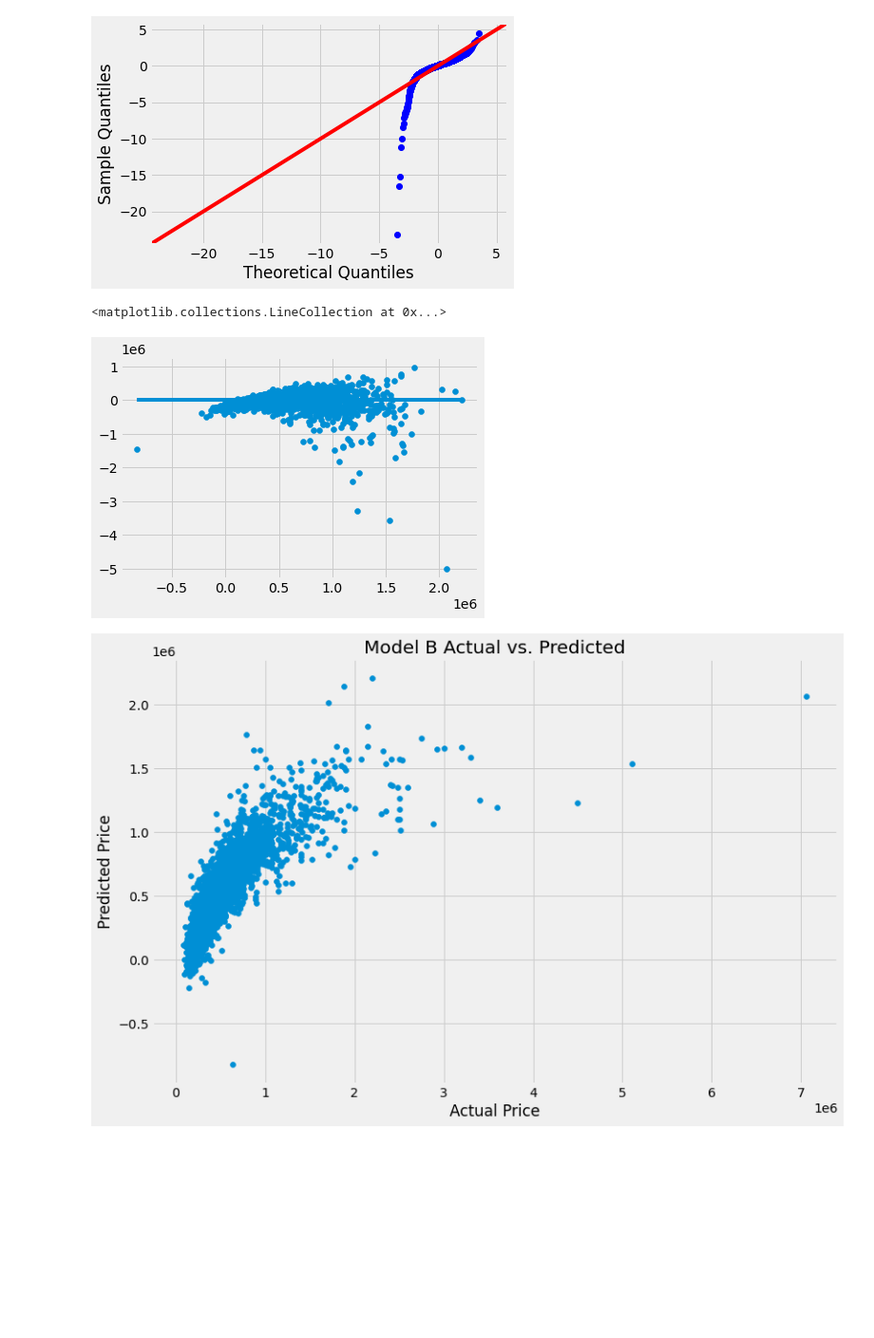
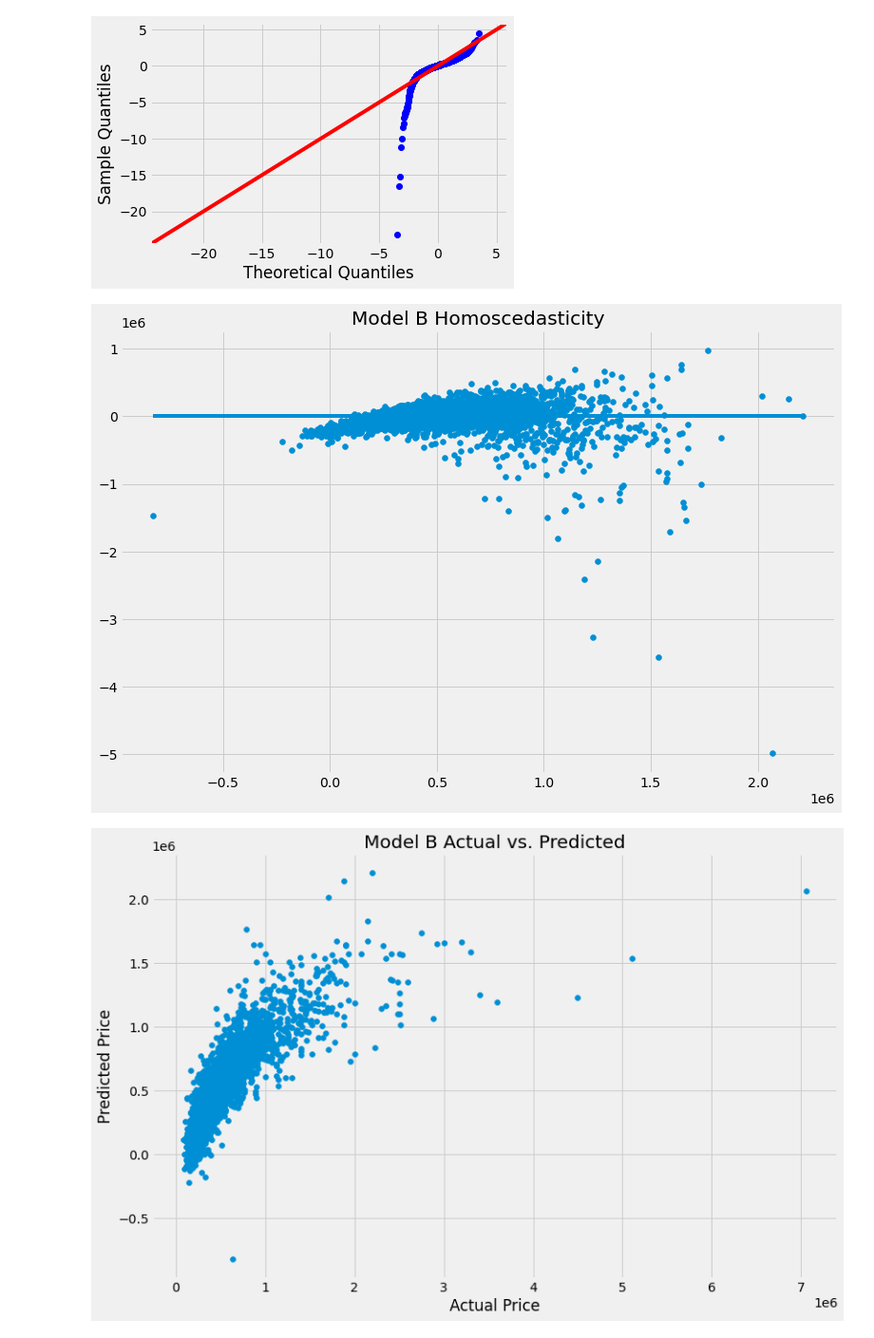
Before and after one commit to jmg0144/Housing-Linear-Regression-Analysis, a Jupyter notebook: home-sales-analysis.ipynb, the cells around one changed output. Shown at 95% size. Saved outputs shown, nothing was run; the diff lists cells and outputs as text; code cells hidden in the pictures; blank space fills up the shorter version.

```diff
--- a/home-sales-analysis.ipynb
+++ b/home-sales-analysis.ipynb
@@ -614,13 +584,10 @@ plt.title('Model B Price Distribution');
 fig = sm.graphics.qqplot(resid_b, dist=stats.norm, line='45',fit=True)
 # %% [output]
 [figure]
-# %%
-#Create scatter plot to check for homoscedasticity.
-plt.scatter(y_test_pred_b, resid_b)
-plt.hlines(y=0, xmin=y_test_pred_b.min(), xmax=y_test_pred_b.max())
-# %% [output]
-<matplotlib.collections.LineCollection at 0x...>
-[figure, removed]
+# %%
+plot_scatter(y_test_pred_b, resid_b, 'Model B Homoscedasticity')
+# %% [output]
+[figure, added]
 # %%
 plot_model(y_test_b, y_test_pred_b, 'Model B Actual vs. Predicted')
 # %% [output]
```
Also changed, not shown: parts of 24 cells of this notebook.
